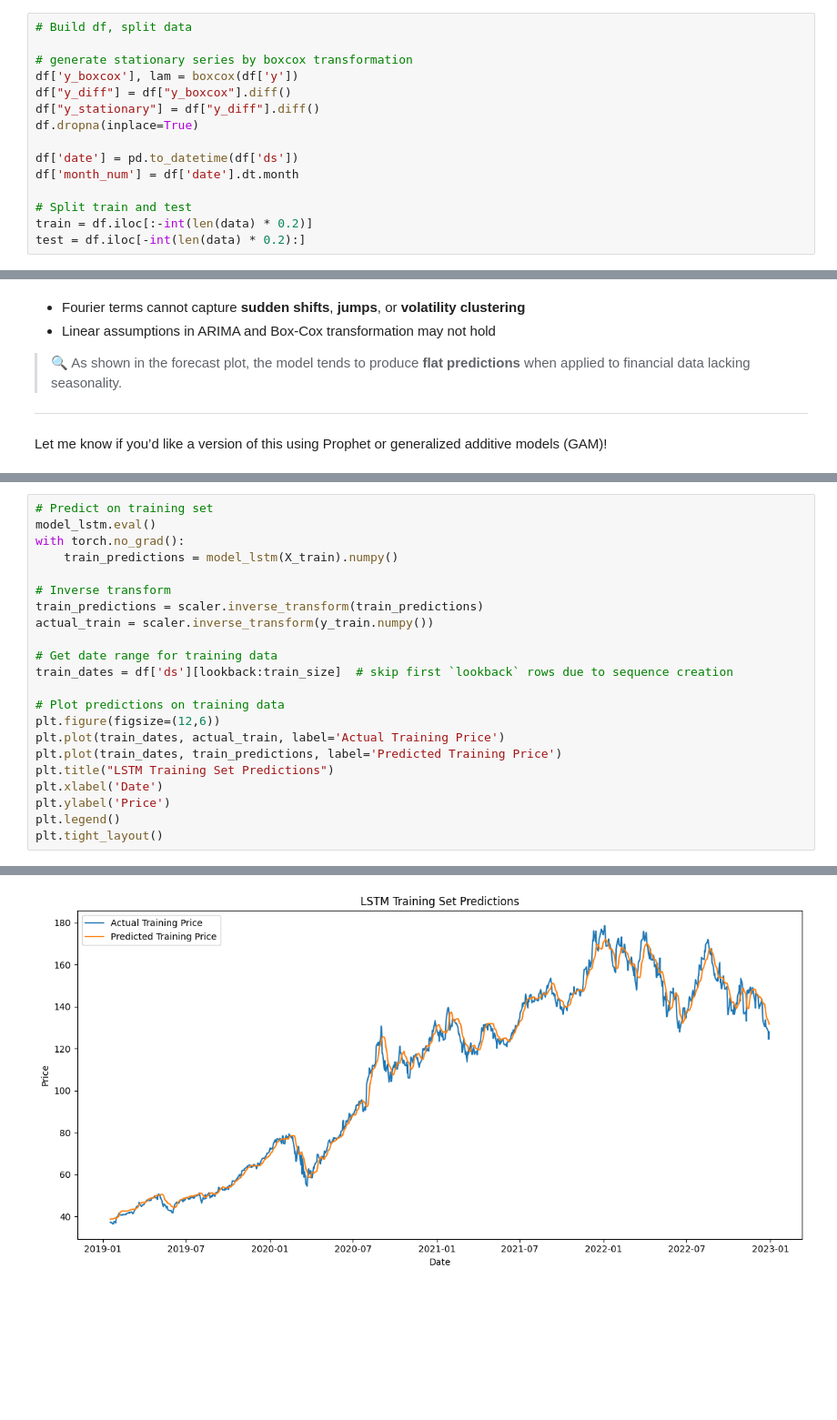
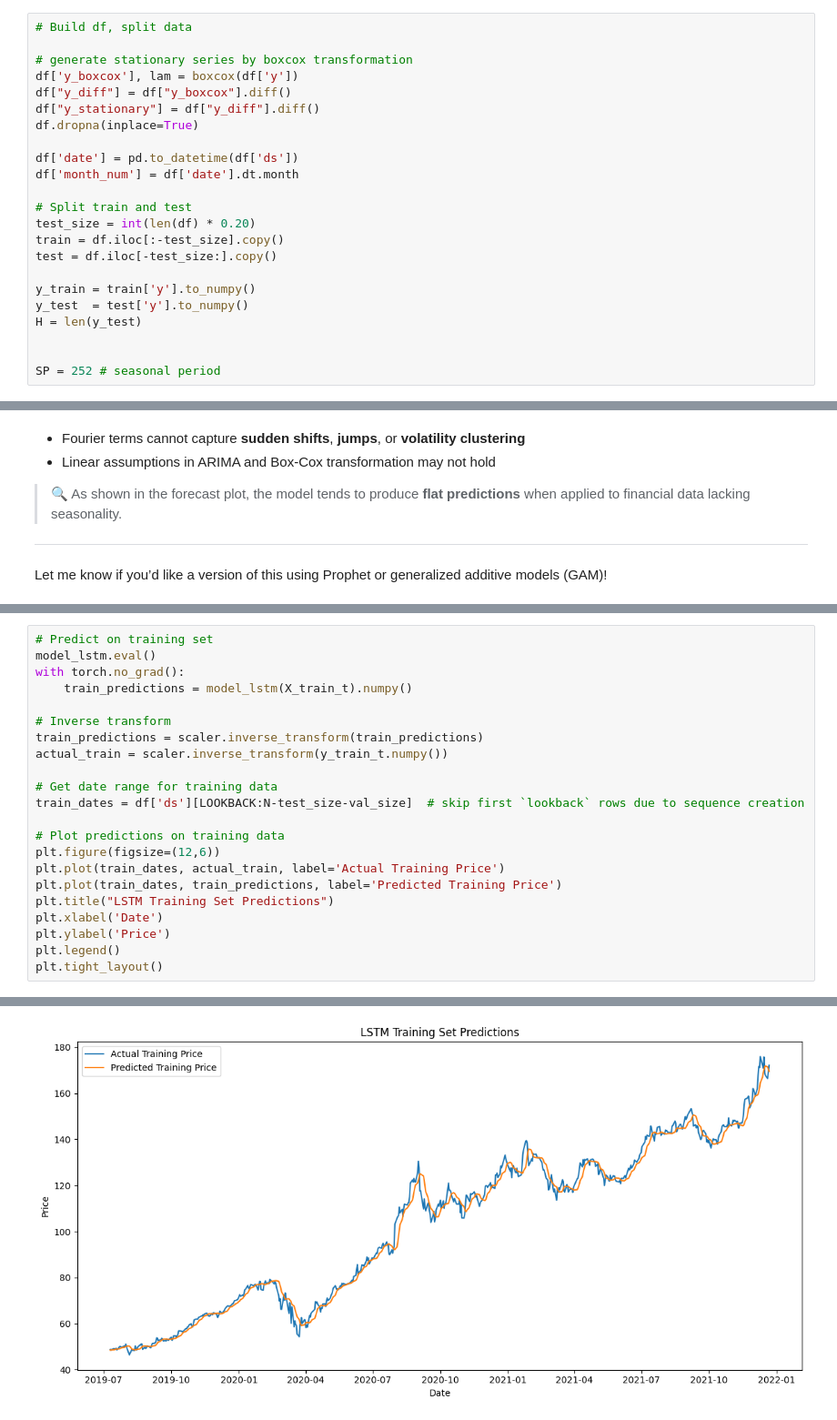
Before and after one commit to yemuyang99/time-series-forecasting, a Jupyter notebook: ts_github_version.ipynb, the cells around one changed output, grey strips where cells are left out. Shown at 91% size. Cells and saved outputs as stored; diff of their text form; blank space fills up the shorter version.

```diff
--- a/ts_github_version.ipynb
+++ b/ts_github_version.ipynb
@@ -147,5 +174,13 @@ df['date'] = pd.to_datetime(df['ds'])
 df['month_num'] = df['date'].dt.month
 
 # Split train and test
-train = df.iloc[:-int(len(data) * 0.2)]
-test = df.iloc[-int(len(data) * 0.2):]
+test_size = int(len(df) * 0.20)
+train = df.iloc[:-test_size].copy()
+test = df.iloc[-test_size:].copy()
+
+y_train = train['y'].to_numpy()
+y_test  = test['y'].to_numpy()
+H = len(y_test)
+
+
+SP = 252 # seasonal period
@@ -854,14 +1016,14 @@ Next predicted price: 186.40
 # Predict on training set
 model_lstm.eval()
 with torch.no_grad():
-    train_predictions = model_lstm(X_train).numpy()
+    train_predictions = model_lstm(X_train_t).numpy()
 
 # Inverse transform
 train_predictions = scaler.inverse_transform(train_predictions)
-actual_train = scaler.inverse_transform(y_train.numpy())
+actual_train = scaler.inverse_transform(y_train_t.numpy())
 
 # Get date range for training data
-train_dates = df['ds'][lookback:train_size]  # skip first `lookback` rows due to sequence creation
+train_dates = df['ds'][LOOKBACK:N-test_size-val_size]  # skip first `lookback` rows due to sequence creation
 
 # Plot predictions on training data
 plt.figure(figsize=(12,6))
@@ -886 +1038 @@ plt.tight_layout()
-[figure, old version]
+[figure, new version]
```
Also changed, not shown: parts of 17 cells of this notebook.
